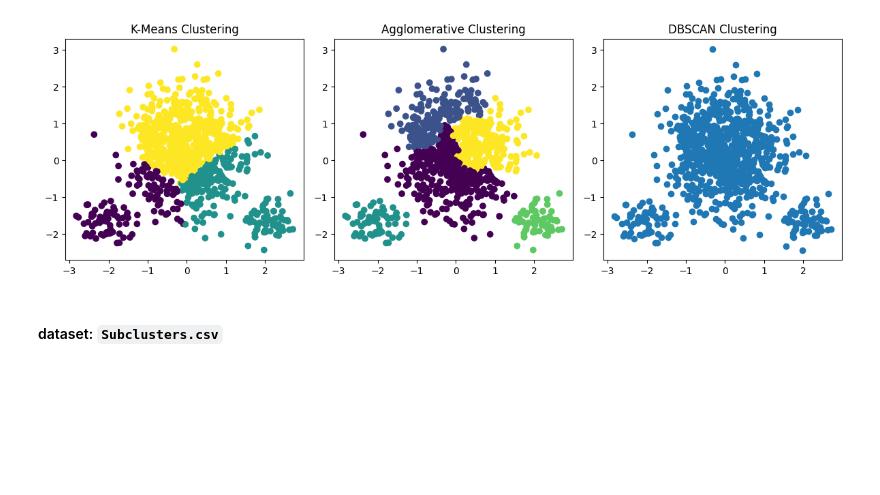
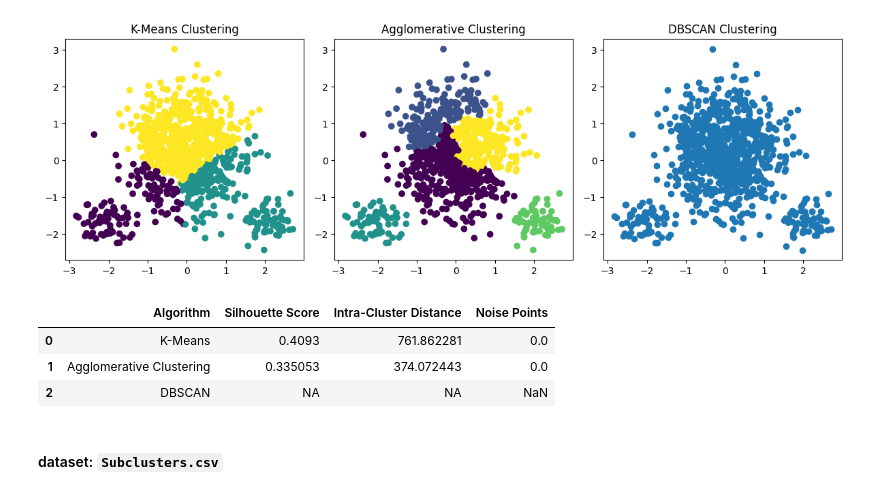
Before and after one commit to arghyawning/data-analytics-1-assignments, a Jupyter notebook: a5/Part3.ipynb, the cells around one changed output. Drawn from its saved outputs; the diff is of its cells as text; code cells hidden in the pictures; blank space fills up the shorter version.

```diff
--- a/a5/code.ipynb
+++ b/a5/Part3.ipynb
@@ -317,7 +75,10 @@ for eps in eps_values:
 
         # Ignore noise points for silhouette score
         non_noise_indices = labels_dbscan_tmp != -1
-        silhouette_tmp = silhouette_score(X_scaled[non_noise_indices], labels_dbscan_tmp[non_noise_indices])
+        if len(set(labels_dbscan_tmp[non_noise_indices])) > 1:
+            silhouette_tmp = silhouette_score(X_scaled[non_noise_indices], labels_dbscan_tmp[non_noise_indices])
+        else:
+            silhouette_tmp = -1  # Assign a low silhouette score if only one cluster is found
 
         if silhouette_tmp > best_silhouette:
             best_silhouette = silhouette_tmp
@@ -331,3 +92,7 @@ dbscan = DBSCAN(eps=best_eps, min_samples=best_min_samples)
 dbscan.fit(X_scaled)
 labels_dbscan = dbscan.labels_
 noise_points = np.sum(labels_dbscan == -1)
+
+print(f"Best eps: {best_eps}")
+print(f"Best min_samples: {best_min_samples}")
+# print(f"Best silhouette score: {best_silhouette}")
@@ -443,7 +214,10 @@ for eps in eps_values:
 
         # Ignore noise points for silhouette score
         non_noise_indices = labels_dbscan_tmp != -1
-        silhouette_tmp = silhouette_score(X_scaled[non_noise_indices], labels_dbscan_tmp[non_noise_indices])
+        if len(set(labels_dbscan_tmp[non_noise_indices])) > 1:
+            silhouette_tmp = silhouette_score(X_scaled[non_noise_indices], labels_dbscan_tmp[non_noise_indices])
+        else:
+            silhouette_tmp = -1  # Assign a low silhouette score if only one cluster is found
 
         if silhouette_tmp > best_silhouette:
             best_silhouette = silhouette_tmp
@@ -452,13 +226,16 @@ for eps in eps_values:
             labels_dbscan = labels_dbscan_tmp
             noise_points = np.sum(labels_dbscan == -1)
 
-print(f"Best eps: {best_eps}")
-print(f"Best min_samples: {best_min_samples}")
-print(f"Best silhouette score: {best_silhouette}")
+if best_eps is not None and best_min_samples is not None:
+    print(f"Best eps: {best_eps}")
+    print(f"Best min_samples: {best_min_samples}")
+    # print(f"Best silhouette score: {best_silhouette}")
 
-# Use best parameters for DBSCAN
-dbscan = DBSCAN(eps=best_eps, min_samples=best_min_samples)
-dbscan.fit(X_scaled)
-labels_dbscan = dbscan.labels_
-noise_points = np.sum(labels_dbscan == -1)
+    # Use best parameters for DBSCAN
+    dbscan = DBSCAN(eps=best_eps, min_samples=best_min_samples)
+    dbscan.fit(X_scaled)
+    labels_dbscan = dbscan.labels_
+    noise_points = np.sum(labels_dbscan == -1)
+else:
+    print("No valid eps and min_samples combination found.")
 # %% [output]
@@ -490,23 +267,30 @@ plt.show()
 # %%
 # Silhouette scores
 silhouette_kmeans = silhouette_score(X_scaled, labels_kmeans)
 silhouette_agg = silhouette_score(X_scaled, labels_agg)
-silhouette_dbscan = silhouette_score(X_scaled[non_noise_indices], labels_dbscan[non_noise_indices])
+# silhouette_dbscan = silhouette_score(X_scaled[non_noise_indices], labels_dbscan[non_noise_indices])
+silhouette_dbscan = 'NA'
 
 # Intra-cluster distance (sum of squared distances to centroids)
 kmeans_intra_distance = kmeans.inertia_
 agg_intra_distance = np.sum([np.linalg.norm(X_scaled[labels_agg == i] - np.mean(X_scaled[labels_agg == i], axis=0)) ** 2 for i in range(3)])
-dbscan_intra_distance = np.sum([np.linalg.norm(X_scaled[labels_dbscan == i] - np.mean(X_scaled[labels_dbscan == i], axis=0)) ** 2 for i in range(np.max(labels_dbscan) + 1)])
+# dbscan_intra_distance = np.sum([np.linalg.norm(X_scaled[labels_dbscan == i] - np.mean(X_scaled[labels_dbscan == i], axis=0)) ** 2 for i in range(np.max(labels_dbscan) + 1)])
+dbscan_intra_distance = 'NA'
 
 # Tabulate results
 results = pd.DataFrame({
     "Algorithm": ["K-Means", "Agglomerative Clustering", "DBSCAN"],
     "Silhouette Score": [silhouette_kmeans, silhouette_agg, silhouette_dbscan],
     "Intra-Cluster Distance": [kmeans_intra_distance, agg_intra_distance, dbscan_intra_distance],
     "Noise Points": [0, 0, noise_points]
 })
 
 results
+# %% [output]
+|  | Algorithm | Silhouette Score | Intra-Cluster Distance | Noise Points |
+| 0 | K-Means | 0.4093 | 761.862281 | 0.0 |
+| 1 | Agglomerative Clustering | 0.335053 | 374.072443 | 0.0 |
+| 2 | DBSCAN | NA | NA | NaN |
 # %% [markdown]
 #### dataset: `Subclusters.csv`
 # %%
```
Also changed, not shown: parts of 22 cells of this notebook, 1 other file.
